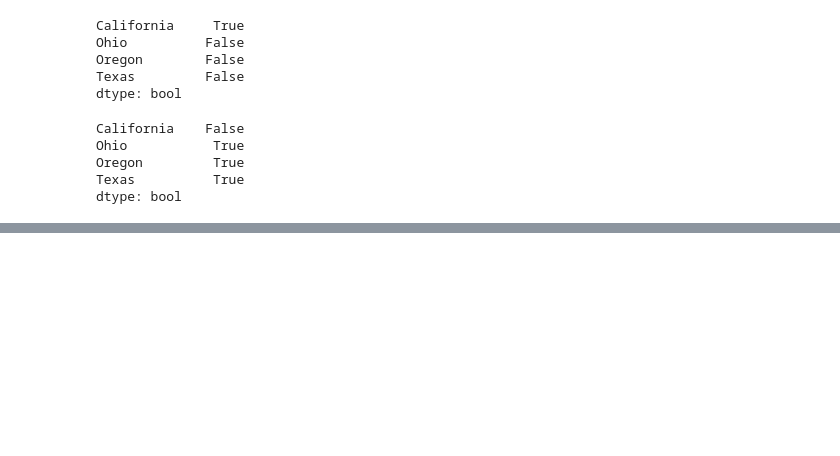
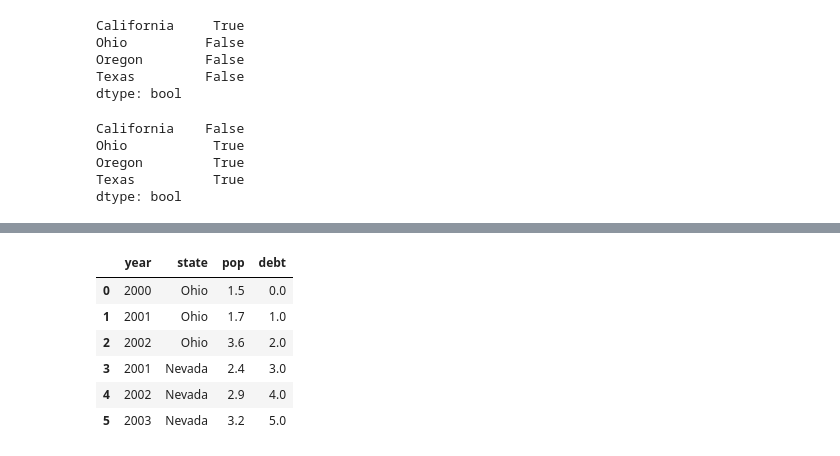
Before and after one commit to KunleAdeyanju/WesCh5DataWranglingPandas, a Jupyter notebook: Chapter5WorkAlong.ipynb, the cells around one changed output, grey strips where cells are left out. Cells and saved outputs as stored; diff of their text form; code cells hidden in the pictures; blank space fills up the shorter version.

```diff
--- a/Chapter5WorkAlong.ipynb
+++ b/Chapter5WorkAlong.ipynb
@@ -143,0 +320,12 @@ dtype: bool
+# %%
+# assigning a range to debt column, from 0 - 6
+frame2['debt'] = np.arange(6.)
+frame2
+# %% [output]
+|  | year | state | pop | debt |
+| 0 | 2000 | Ohio | 1.5 | 0.0 |
+| 1 | 2001 | Ohio | 1.7 | 1.0 |
+| 2 | 2002 | Ohio | 3.6 | 2.0 |
+| 3 | 2001 | Nevada | 2.4 | 3.0 |
+| 4 | 2002 | Nevada | 2.9 | 4.0 |
+| 5 | 2003 | Nevada | 3.2 | 5.0 |
```
Also changed, not shown: parts of 31 cells of this notebook, 2 other files.
